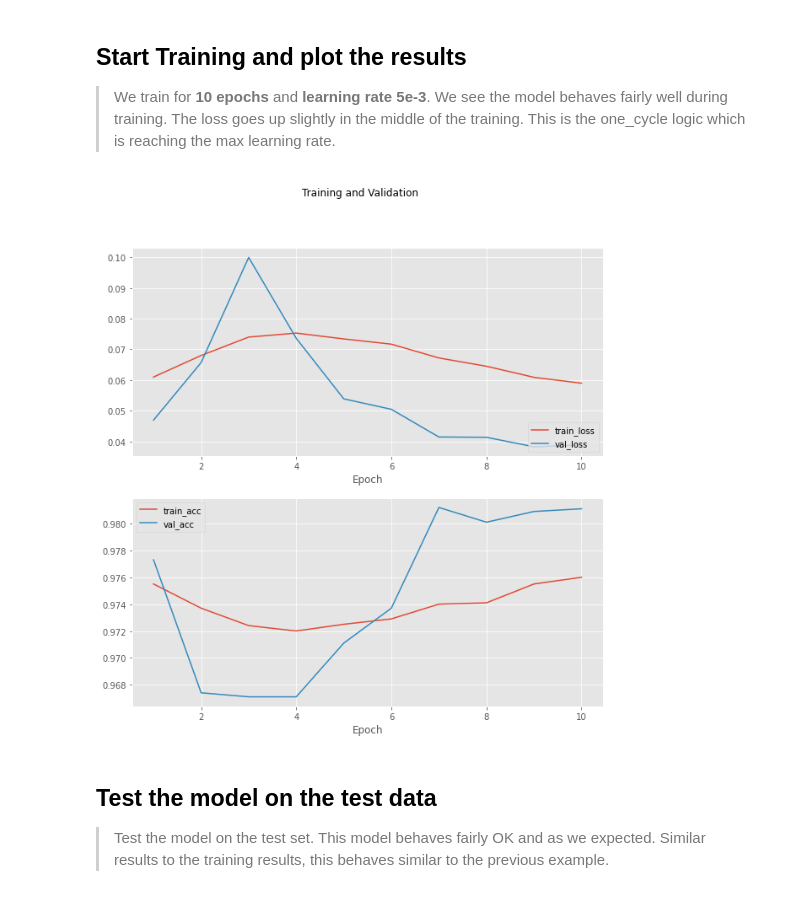
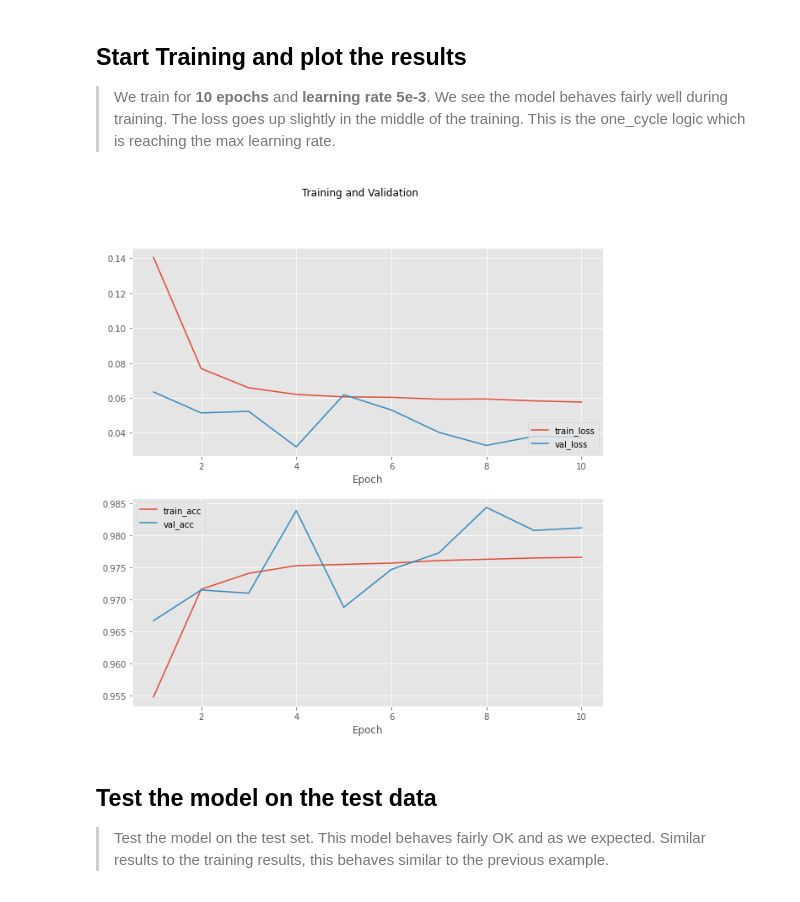
Before and after one commit to t0kk35/d373c7, a Jupyter notebook: notebooks/01_single/01_classifiers/01_binary/02_FeedForward_w_Embedding.ipynb, the cells around one changed output. Cells and saved outputs as stored; diff of their text form; code cells hidden in the pictures.

```diff
--- a/notebooks/01_single/01_classifiers/01_binary/02_FeedForward_w_Embedding.ipynb
+++ b/notebooks/01_single/01_classifiers/01_binary/02_FeedForward_w_Embedding.ipynb
@@ -238,10 +238,10 @@ pl.TrainPlot().plot_lr(r)
 > We train for __10 epochs__ and __learning rate 5e-3__. We see the model behaves fairly well during training. The loss goes up slightly in the middle of the training. This is the one_cycle logic which is reaching the max learning rate.
 # %%
 t = pt.Trainer(m, device, train_dl, val_dl)
-h = t.train_one_cycle(10, 5e-2)
+h = t.train_one_cycle(10, 5e-3)
 pl.TrainPlot().plot_history(h, fig_size=(10,10))
 # %% [output]
-[figure, old version]
+[figure, new version]
 # %% [markdown]
 ## Test the model on the test data
 > Test the model on the test set. This model behaves fairly OK and as we expected. Similar results to the training results, this behaves similar to the previous example.
```
Also changed, not shown: parts of 7 cells of this notebook, 17 other files.
